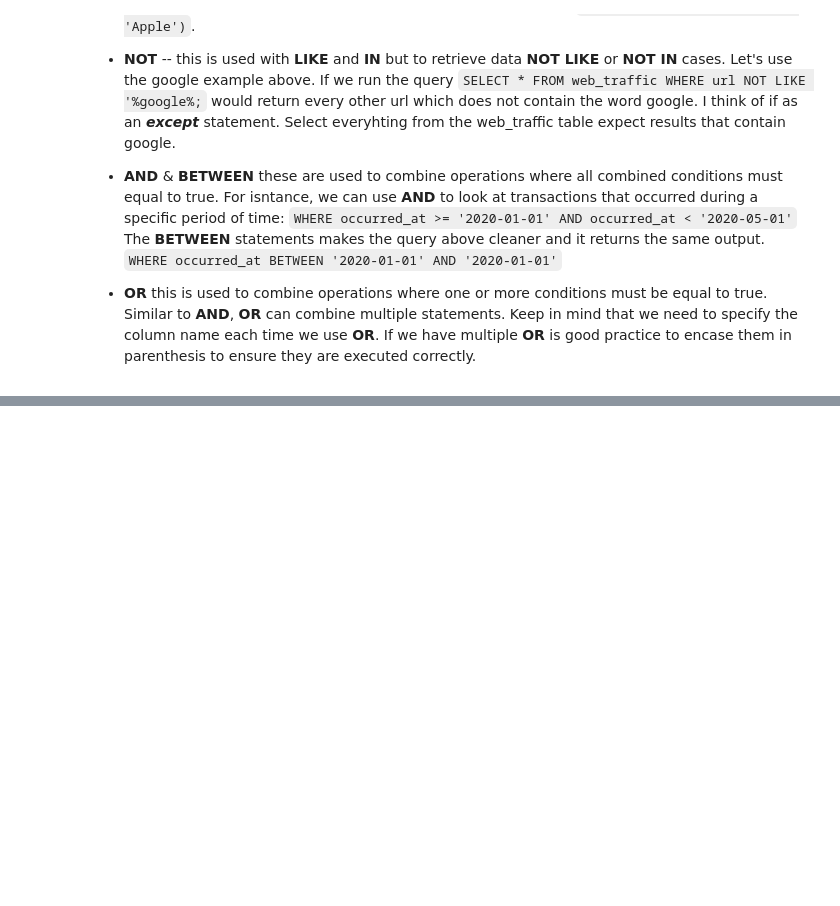
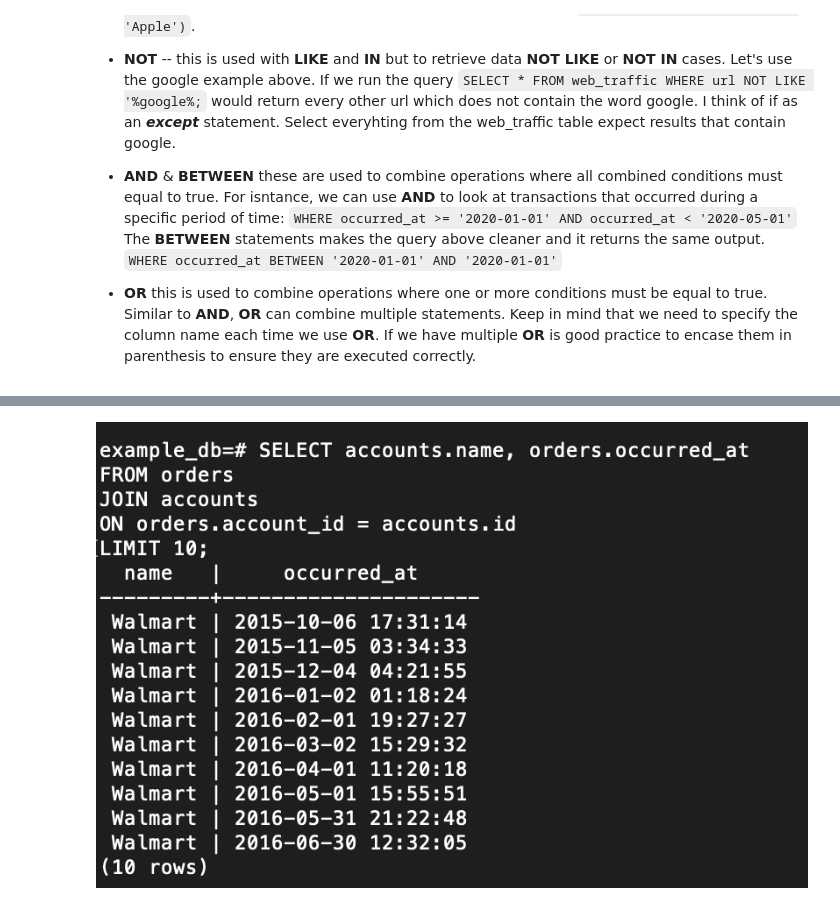
Before and after one commit to GabeMaldonado/JupyterNotebooks, a Jupyter notebook: PostgreSQL.ipynb, the cells around one changed output, grey strips where cells are left out. Saved outputs shown, nothing was run; the diff lists cells and outputs as text; code cells hidden in the pictures; blank space fills up the shorter version.

```diff
--- a/PostgreSQL.ipynb
+++ b/PostgreSQL.ipynb
@@ -239,0 +284,4 @@ Note the use of the **%** wildcard that includes the charaters before and after
+# %%
+Image(filename="/PostgresqlJOIN_2.png")
+# %% [output]
+[figure, added]
```
Also changed, not shown: parts of 4 cells of this notebook.
